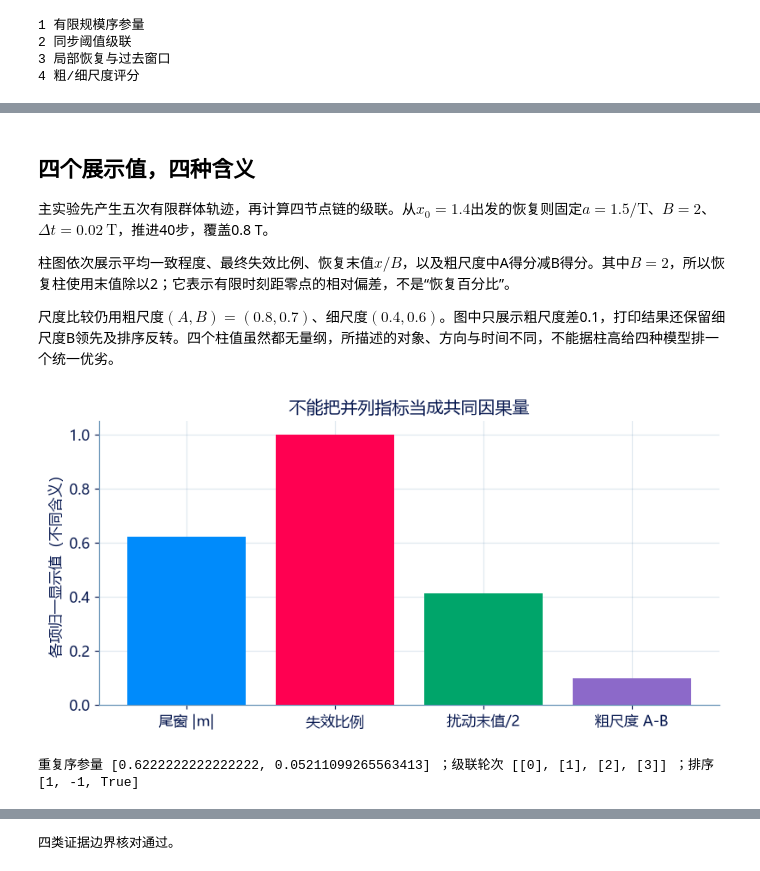
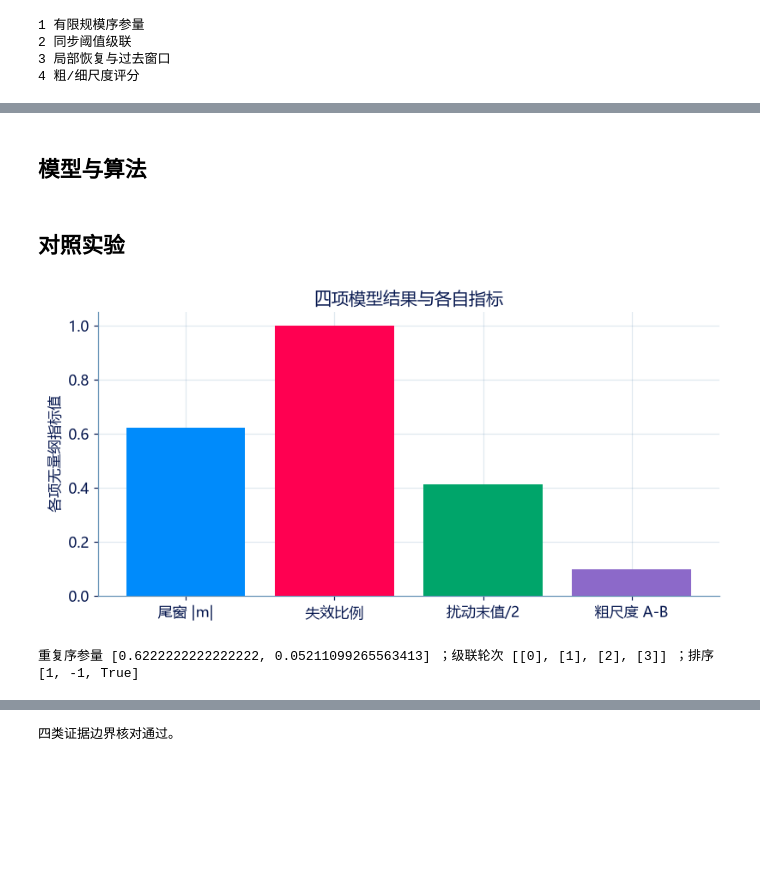
Before and after one commit to xuxu-wei/dive-2-systems-science, a Jupyter notebook: notebooks/13-临界变化与韧性/05-篇末综合/01-有限证据与韧性判断.ipynb, the cells around one changed output, grey strips where cells are left out. Drawn from its saved outputs; the diff is of its cells as text; code cells hidden in the pictures; blank space fills up the shorter version.

```diff
--- a/notebooks/13-临界变化与韧性/05-篇末综合/01-有限证据与韧性判断.ipynb
+++ b/notebooks/13-临界变化与韧性/05-篇末综合/01-有限证据与韧性判断.ipynb
@@ -79,3 +35,5 @@ $$D_{t+1}=\left\{i\notin F_t:
+# %% [markdown]
+## 模型与算法
 # %%
 def meanfield_step(spins, beta, draws):
     """Synchronous binary-choice update with supplied U[0,1) draws."""
@@ -165,26 +123,20 @@ def scale_ranking(coarse_a, coarse_b, fine_a, fine_b):
         return (a > b) - (a < b)
     coarse, fine = winner(coarse_a, coarse_b), winner(fine_a, fine_b)
     return [coarse, fine, coarse * fine == -1]
-# %% [markdown]
-## 四个展示值，四种含义
-
-主实验先产生五次有限群体轨迹，再计算四节点链的级联。从$x_0=1.4$出发的恢复则固定$a=1.5/\mathrm T$、$B=2$、$\Delta t=0.02\ \mathrm T$，推进40步，覆盖0.8 T。
-
-柱图依次展示平均一致程度、最终失效比例、恢复末值$x/B$，以及粗尺度中A得分减B得分。其中$B=2$，所以恢复柱使用末值除以2；它表示有限时刻距零点的相对偏差，不是“恢复百分比”。
-
-尺度比较仍用粗尺度$(A,B)=(0.8,0.7)$、细尺度$(0.4,0.6)$。图中只展示粗尺度差0.1，打印结果还保留细尺度B领先及排序反转。四个柱值虽然都无量纲，所描述的对象、方向与时间不同，不能据柱高给四种模型排一个统一优劣。
+# %% [markdown]
+## 对照实验
 # %%
 rng=np.random.default_rng(131300)
 order=order_summary([meanfield_path([1]*50,1.2,rng.random((50,50))) for _ in range(5)],15)
 waves=threshold_cascade(4,[[0,1],[1,2],[2,3]],[1]*4,[0])
 recovery=recovery_path(1.5,2.,1.4,.02,40)
 ranking=scale_ranking(.8,.7,.4,.6)
 fig,ax=plt.subplots(figsize=(7.2,3.6))
 ax.bar(['尾窗 |m|','失效比例','扰动末值/2','粗尺度 A-B'],
        [order[0],sum(map(len,waves))/4,recovery[-1]/2,.1],color=[BLUE,PINK,GREEN,'#8c69c9'])
-ax.set(ylabel='各项归一显示值（不同含义）',title='不能把并列指标当成共同因果量')
+ax.set(ylabel='各项无量纲指标值',title='四项模型结果与各自指标')
 plt.show()
 print('重复序参量',order,'；级联轮次',waves,'；排序',ranking)
 # %% [output]
-[figure, old version]
+[figure, new version]
 重复序参量 [0.6222222222222222, 0.05211099265563413] ；级联轮次 [[0], [1], [2], [3]] ；排序 [1, -1, True]
```
Also changed, not shown: parts of 15 cells of this notebook, 54 other files.
